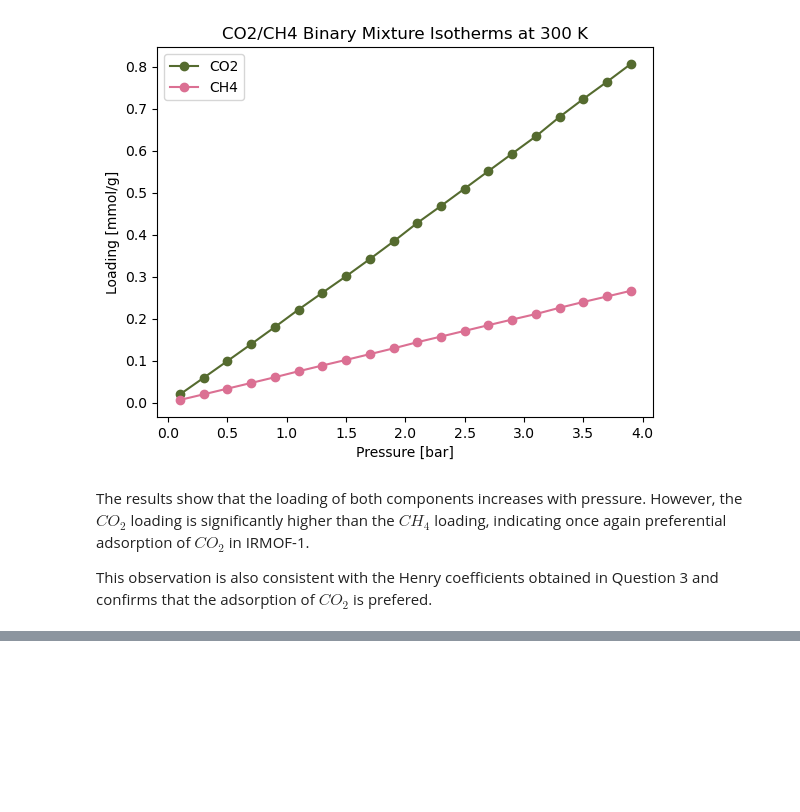
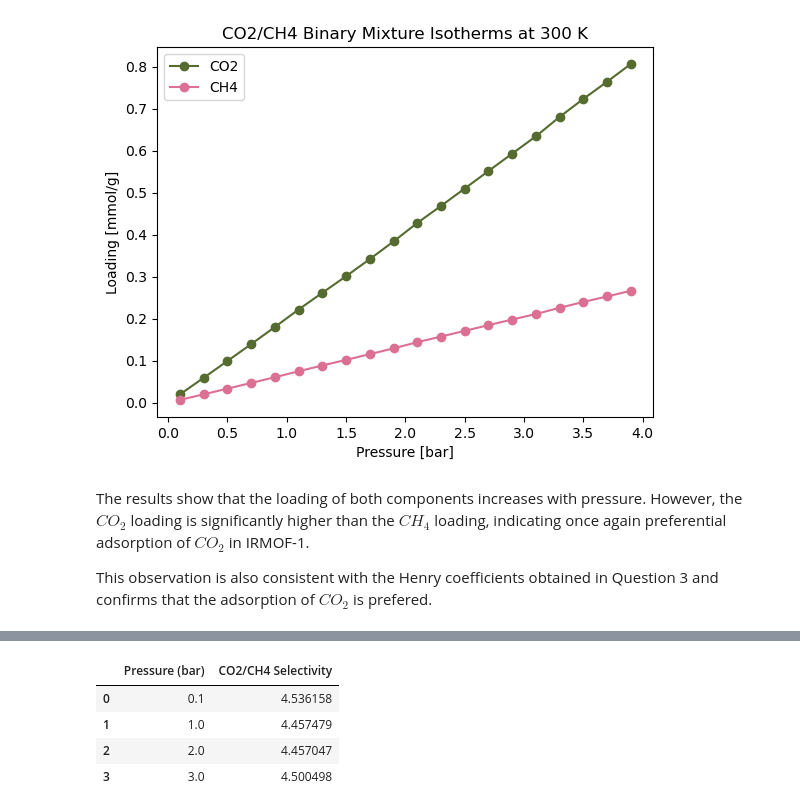
Before and after one commit to taistt/modeling-lab, a Jupyter notebook: GroupL_Block2_assignment2.ipynb, the cells around one changed output, grey strips where cells are left out. Saved outputs shown, nothing was run; the diff lists cells and outputs as text; code cells hidden in the pictures; blank space fills up the shorter version.

```diff
--- a/GroupL_Block2_assignment2.ipynb
+++ b/GroupL_Block2_assignment2.ipynb
@@ -208,0 +239,13 @@ This observation is also consistent with the Henry coefficients obtained in Ques
+# %%
+selectivity_results = pd.DataFrame({
+    "Pressure (bar)": selectivity_pressures,
+    "CO2/CH4 Selectivity": selectivities
+})
+
+selectivity_results
+# %% [output]
+|  | Pressure (bar) | CO2/CH4 Selectivity |
+| 0 | 0.1 | 4.536158 |
+| 1 | 1.0 | 4.457479 |
+| 2 | 2.0 | 4.457047 |
+| 3 | 3.0 | 4.500498 |
```
Also changed, not shown: parts of 12 cells of this notebook.
